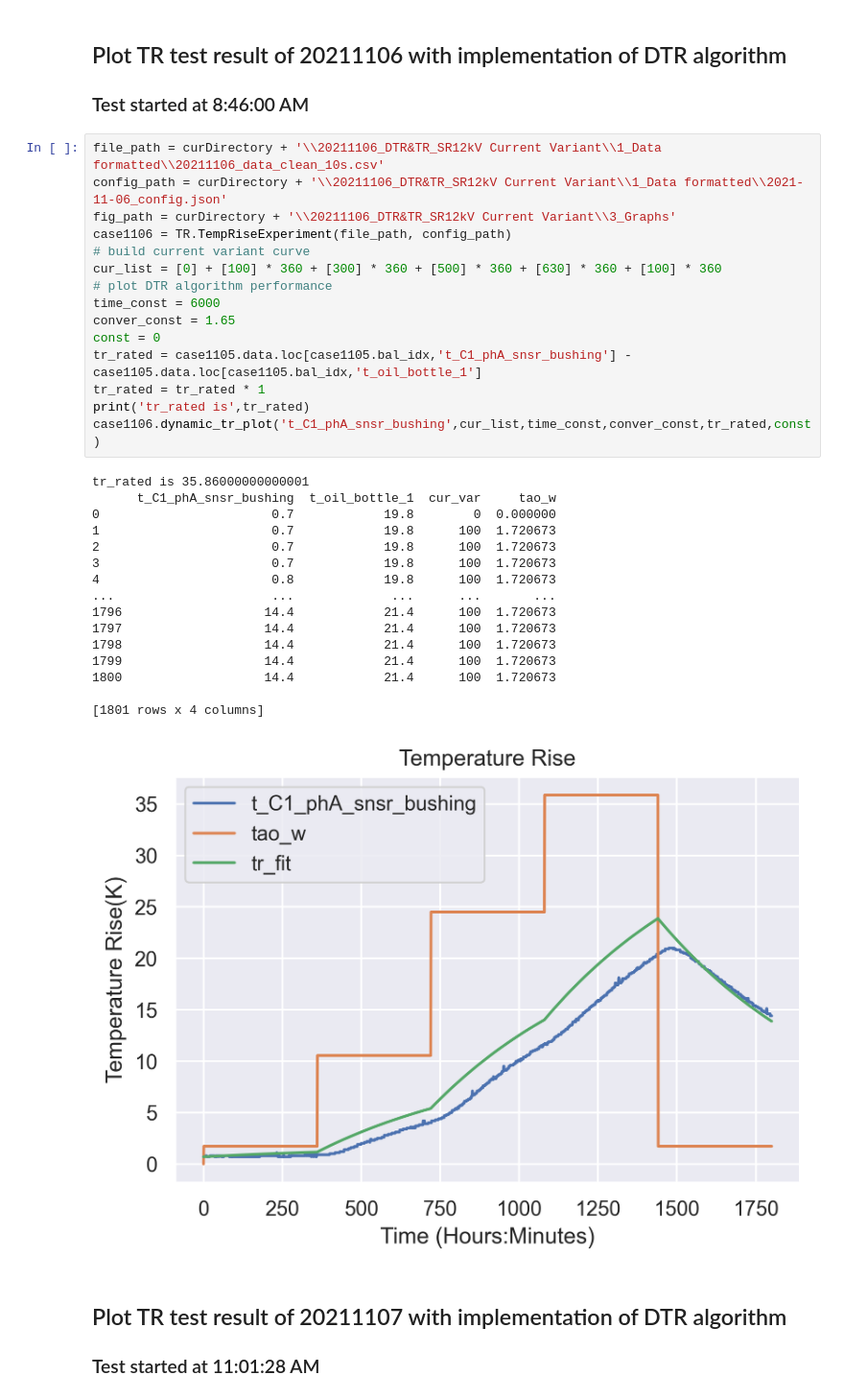
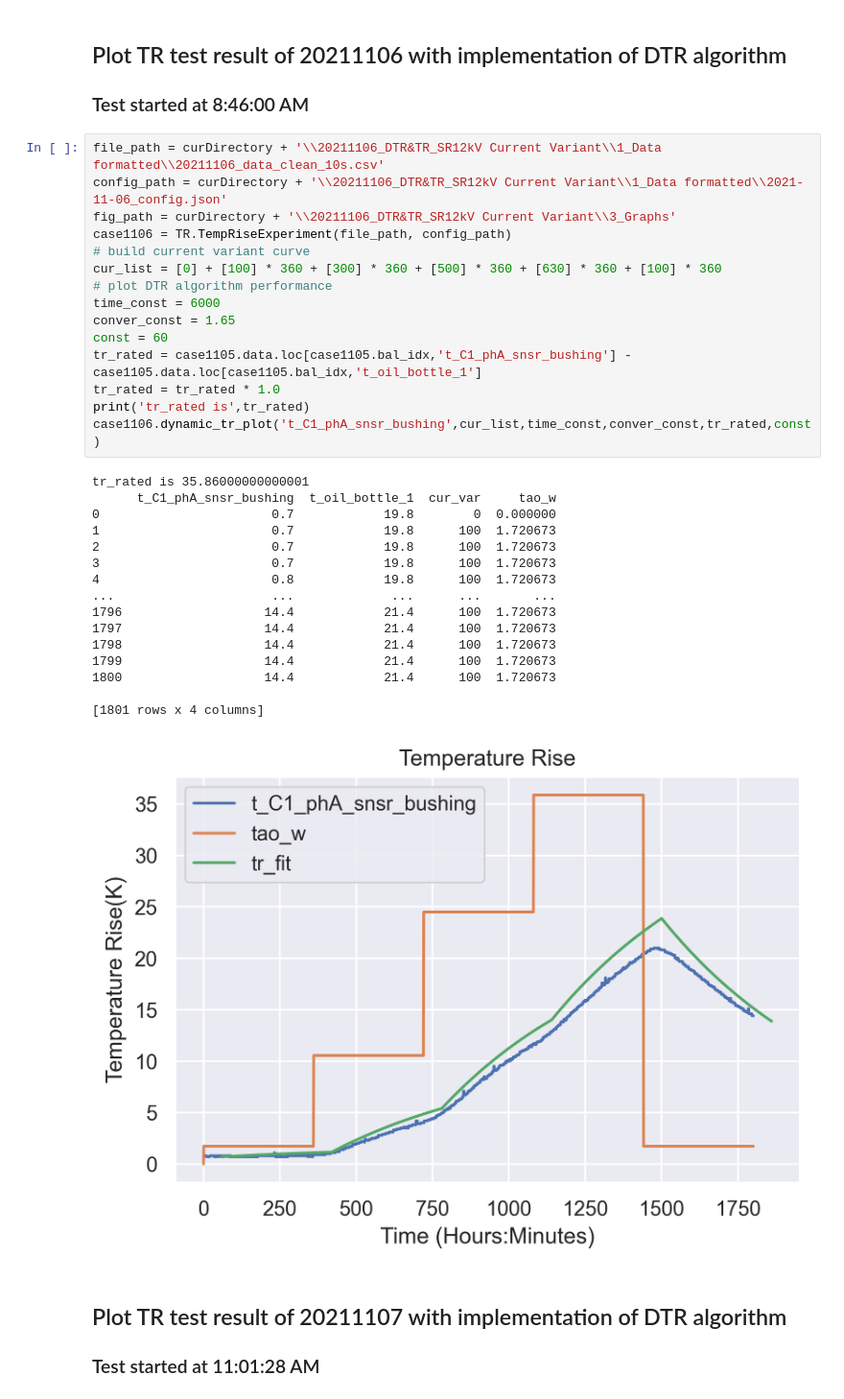
Before and after one commit to xxyql2006/ABB-SGIS-APL, a Jupyter notebook: TR_plots.ipynb, the cells around one changed output. Shown at 96% size. Cells and saved outputs as stored; diff of their text form.

```diff
--- a/TR_plots.ipynb
+++ b/TR_plots.ipynb
@@ -258,35 +258,35 @@ conver_const_phC = TR.TempRiseExperiment.cal_dynamic_conver_const([100,300,630],
 # %%
 file_path = curDirectory + '\\20211106_DTR&TR_SR12kV Current Variant\\1_Data formatted\\20211106_data_clean_10s.csv'
 config_path = curDirectory + '\\20211106_DTR&TR_SR12kV Current Variant\\1_Data formatted\\2021-11-06_config.json'
 fig_path = curDirectory + '\\20211106_DTR&TR_SR12kV Current Variant\\3_Graphs'
 case1106 = TR.TempRiseExperiment(file_path, config_path)
 # build current variant curve
 cur_list = [0] + [100] * 360 + [300] * 360 + [500] * 360 + [630] * 360 + [100] * 360
 # plot DTR algorithm performance
 time_const = 6000
 conver_const = 1.65
-const = 0
+const = 60
 tr_rated = case1105.data.loc[case1105.bal_idx,'t_C1_phA_snsr_bushing'] - case1105.data.loc[case1105.bal_idx,'t_oil_bottle_1']
-tr_rated = tr_rated * 1
+tr_rated = tr_rated * 1.0
 print('tr_rated is',tr_rated)
 case1106.dynamic_tr_plot('t_C1_phA_snsr_bushing',cur_list,time_const,conver_const,tr_rated,const)
 # %% [output]
 tr_rated is 35.86000000000001
       t_C1_phA_snsr_bushing  t_oil_bottle_1  cur_var     tao_w
 0                       0.7            19.8        0  0.000000
 1                       0.7            19.8      100  1.720673
 2                       0.7            19.8      100  1.720673
 3                       0.7            19.8      100  1.720673
 4                       0.8            19.8      100  1.720673
 ...                     ...             ...      ...       ...
 1796                   14.4            21.4      100  1.720673
 1797                   14.4            21.4      100  1.720673
 1798                   14.4            21.4      100  1.720673
 1799                   14.4            21.4      100  1.720673
 1800                   14.4            21.4      100  1.720673
 
 [1801 rows x 4 columns]
-[figure, old version]
+[figure, new version]
 # %% [markdown]
 ## Plot TR test result of 20211107 with implementation of DTR algorithm
 ### Test started at 11:01:28 AM
```
Also changed, not shown: parts of 1 cell of this notebook, 1 other file.
